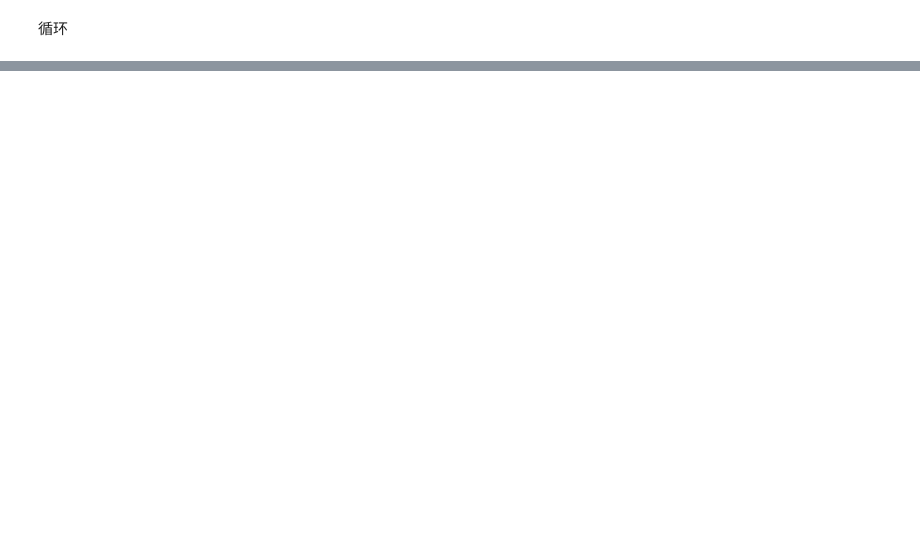
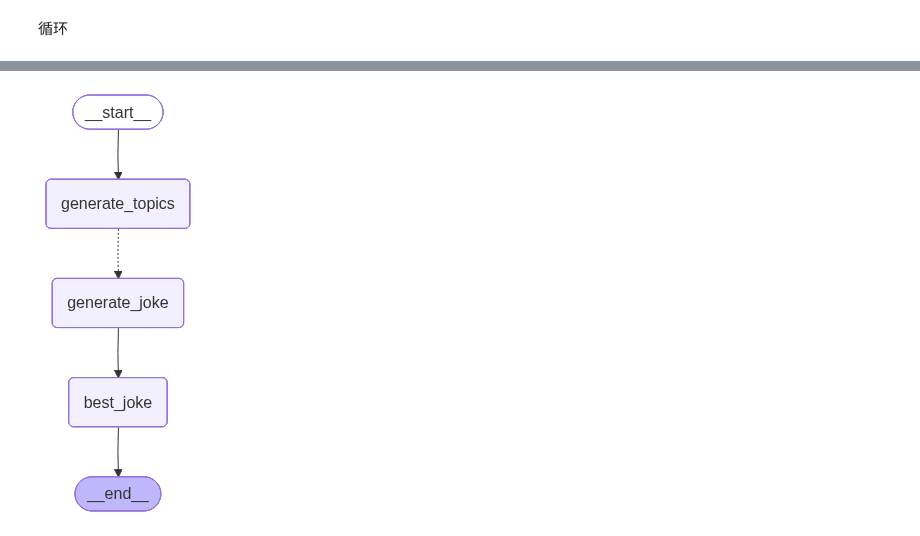
Before and after one commit to JiGuoDing/2026Spring2Winter, a Jupyter notebook: AI-Agent-Project/LangGraph/langgraph.ipynb, the cells around one changed output, grey strips where cells are left out. Cells and saved outputs as stored; diff of their text form; code cells hidden in the pictures; blank space fills up the shorter version.

```diff
--- a/AI-Agent-Project/LangGraph/langgraph.ipynb
+++ b/AI-Agent-Project/LangGraph/langgraph.ipynb
@@ -278,0 +325,99 @@ graph.invoke({"aggregate": []})
+# %%
+import os
+import operator
+
+from typing import Annotated, Sequence
+from typing_extensions import TypedDict
+
+from langchain_deepseek import ChatDeepSeek
+from langchain_openai import ChatOpenAI
+
+from langgraph.types import Send
+from langgraph.graph import END, StateGraph, START
+
+from pydantic import BaseModel, Field
+from IPython.display import Image
+
+# 模型和提示词
+# 定义将使用的模型和提示词
+subjects_prompt = """请生成 3 到 6 个与主题"{topic}"相关的具体例子（子类别），\
+要求每个例子是一个独立的名词或短语，彼此不同，不要把"{topic}"本身作为答案。
+
+例如，主题是"水果"，可以返回：苹果、香蕉、葡萄、西瓜。
+现在请针对主题"{topic}"生成。"""
+joke_pormpt = """生成一个关于{subject}的笑话。"""
+best_joke_prompt = """以下是一些关于{topic}的笑话，选出最好的一个。返回最佳笑话的ID。
+
+{jokes}"""
+
+class Subjects(BaseModel):
+    subjects: list[str] = Field(
+        description="与给定主题相关的 3~6 个具体子类别/例子，每项是简短的名词短语，不能等于主题本身",
+        min_length=3,
+        max_length=6,
+    )
+
+class Joke(BaseModel):
+    joke: str
+
+class BestJoke(BaseModel):
+    id: int = Field(description="最佳笑话的索引，从0开始", ge=0)
+
+model_dpsk = ChatDeepSeek(
+    model="deepseek-chat",
+    temperature=0,
+    api_key=os.environ.get("DEEPSEEK_API_KEY"),
+    base_url=os.environ.get("DEEPSEEK_API_BASE"),
+)
+
+# 主图的整体状态
+# 它将包含一个主题 (期望用户提供)
+class OverallState(TypedDict):
+    topic: str
+    subjects: list
+    # 用 operator.add
+    # 因为想把从各个节点生成的所有笑话合并为一个列表，本质上是规约部分
+    jokes: Annotated[list, operator.add]
+    best_selected_joke: str
+
+# 用于生成笑话
+class JokeState(TypedDict):
+    subject: str
+
+# 用来生成笑话主题的函数
+def generate_topics(state: OverallState):
+    prompt = subjects_prompt.format(topic=state["topic"])
+    response = model_dpsk.with_structured_output(Subjects).invoke(prompt)
+    return {"subjects": response.subjects}
+
+def generate_joke(state: JokeState):
+    prompt = joke_pormpt.format(subject=state["subject"])
+    response = model_dpsk.with_structured_output(Joke).invoke(prompt)
+    return {"jokes": [response.joke]}
+
+# 定义映射到生成的主题上的逻辑
+# 将在图中使用这个作为边缘
+def continue_to_jokes(state: OverallState):
+    # 返回一个 Send 对象列表
+    # 每个 Send 对象包含图中节点的名称以及要发送到该节点的状态
+    return [Send("generate_joke", {"subject": s}) for s in state["subjects"]]
+
+def best_joke(state: OverallState):
+    jokes = "\n\n".join(state["jokes"])
+    prompt = best_joke_prompt.format(topic=state["topic"], jokes=jokes)
+    response = model_dpsk.with_structured_output(BestJoke).invoke(prompt)
+    return {"best_selected_joke": state["jokes"][response.id]}
+
+graph = StateGraph(OverallState)
+graph.add_node("generate_topics", generate_topics)
+graph.add_node("generate_joke", generate_joke)
+graph.add_node("best_joke", best_joke)
+graph.add_edge(START, "generate_topics")
+graph.add_conditional_edges("generate_topics", continue_to_jokes, ["generate_joke"])
+graph.add_edge("generate_joke", "best_joke")
+graph.add_edge("best_joke", END)
+app = graph.compile()
+
+Image(app.get_graph().draw_mermaid_png())
+# %% [output]
+[figure, added]
```
Also changed, not shown: parts of 12 cells of this notebook, 4 other files.
